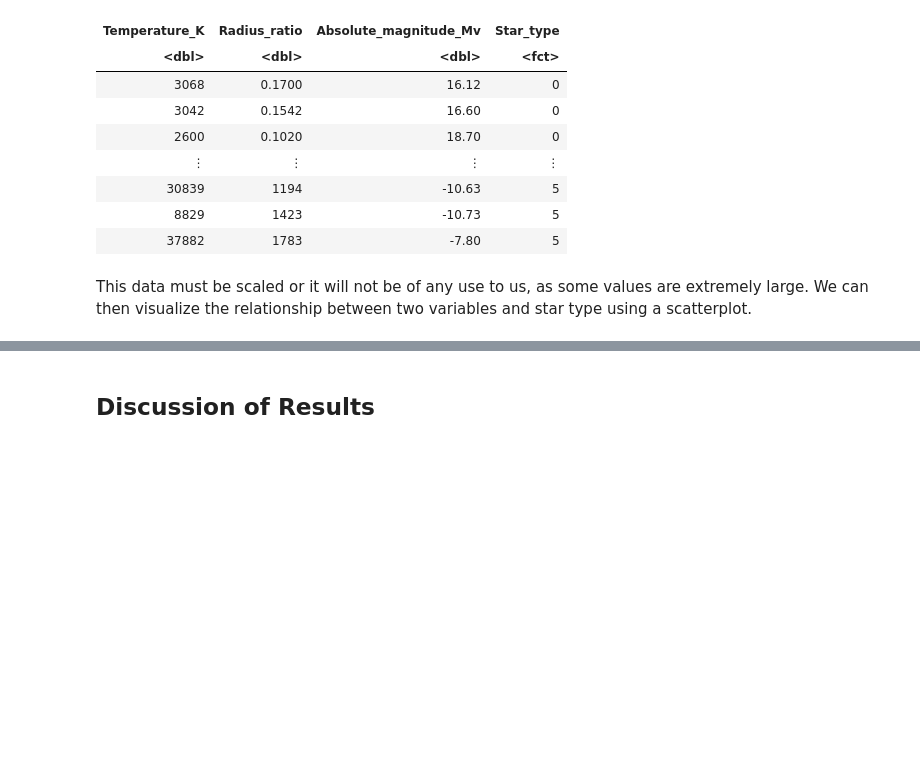
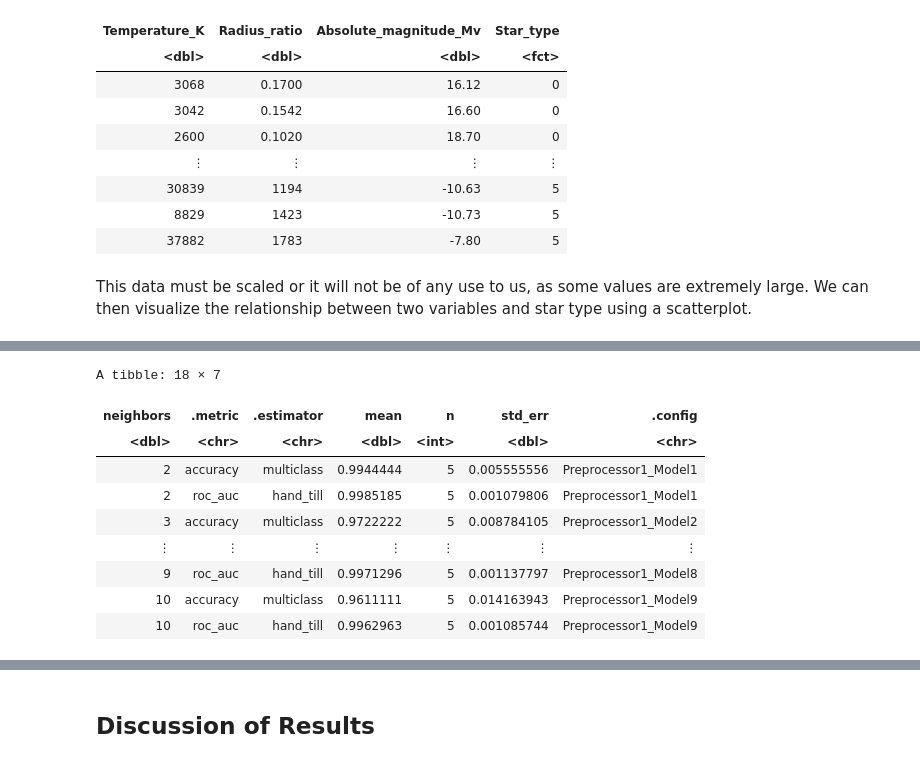
Before and after one commit to zackpeachell/DSCI_100_008_05_project, a Jupyter notebook: GROUP_PROJECT.ipynb, the cells around one changed output, grey strips where cells are left out. Saved outputs shown, nothing was run; the diff lists cells and outputs as text; code cells hidden in the pictures; blank space fills up the shorter version.

```diff
--- a/GROUP_PROJECT.ipynb
+++ b/GROUP_PROJECT.ipynb
@@ -153,0 +158,28 @@ star_recipe_plot
+# %%
+set.seed(9999)
+
+kknn_tune <- nearest_neighbor(weight_func = "rectangular", neighbors = tune())|>
+                    set_engine("kknn")|>
+                    set_mode("classification")
+
+star_vfold <-vfold_cv(train_star, v = 5, strata = Star_type)
+
+k_vals <- tibble(neighbors = seq(from = 2, to = 10, by = 1))
+
+star_workflow <- workflow()|>
+                    add_recipe(star_recipe)|>
+                    add_model(kknn_tune)|>
+                    tune_grid(resamples = star_vfold, grid = k_vals)|>
+                    collect_metrics()
+star_workflow
+# %% [output]
+A tibble: 18 × 7
+| neighbors | .metric | .estimator | mean | n | std_err | .config |
+| <dbl> | <chr> | <chr> | <dbl> | <int> | <dbl> | <chr> |
+| 2 | accuracy | multiclass | 0.9944444 | 5 | 0.005555556 | Preprocessor1_Model1 |
+| 2 | roc_auc | hand_till | 0.9985185 | 5 | 0.001079806 | Preprocessor1_Model1 |
+| 3 | accuracy | multiclass | 0.9722222 | 5 | 0.008784105 | Preprocessor1_Model2 |
+| ⋮ | ⋮ | ⋮ | ⋮ | ⋮ | ⋮ | ⋮ |
+| 9 | roc_auc | hand_till | 0.9971296 | 5 | 0.001137797 | Preprocessor1_Model8 |
+| 10 | accuracy | multiclass | 0.9611111 | 5 | 0.014163943 | Preprocessor1_Model9 |
+| 10 | roc_auc | hand_till | 0.9962963 | 5 | 0.001085744 | Preprocessor1_Model9 |
```
Also changed, not shown: parts of 11 cells of this notebook.
